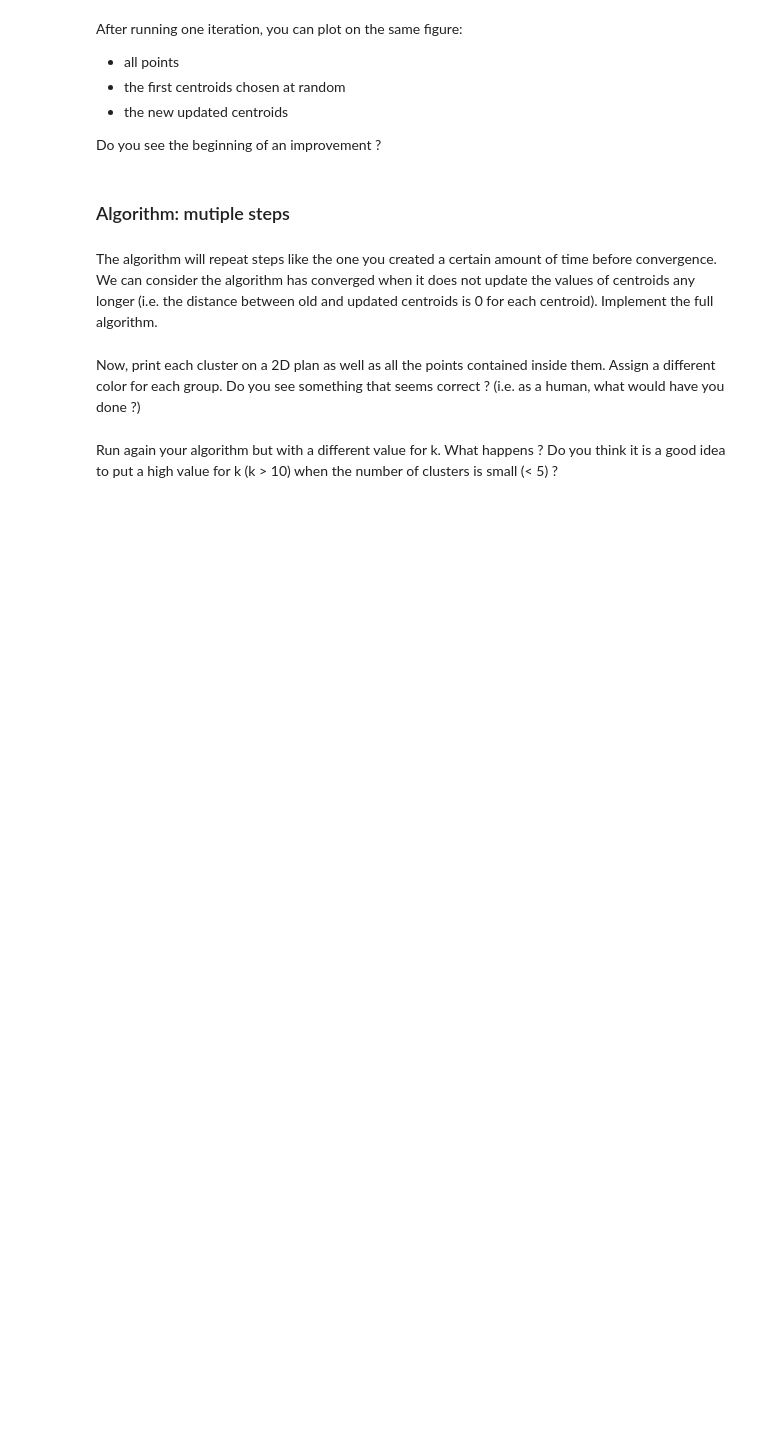
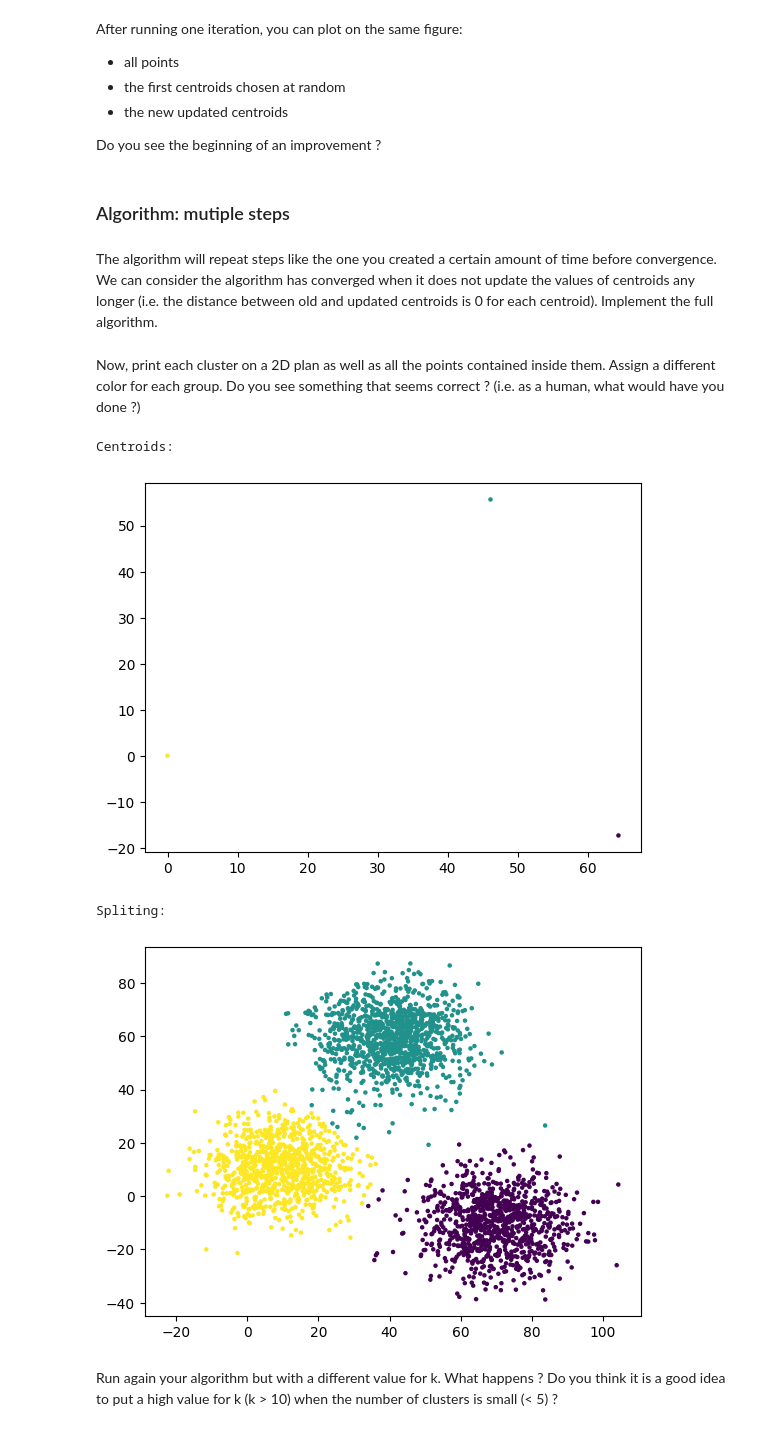
Before and after one commit to TeddySabatier/MachineLearningTSE, a Jupyter notebook: session-5/session-5/session-5.ipynb, the cells around one changed output. Saved outputs shown, nothing was run; the diff lists cells and outputs as text; code cells hidden in the pictures; blank space fills up the shorter version.

```diff
--- a/session-5/session-5/session-5.ipynb
+++ b/session-5/session-5/session-5.ipynb
@@ -381,7 +387,47 @@ Do you see the beginning of an improvement ?
 ### Algorithm: mutiple steps
 # %% [markdown]
 The algorithm will repeat steps like the one you created a certain amount of time before convergence. We can consider the algorithm has converged when it does not update the values of centroids any longer (i.e. the distance between old and updated centroids is 0 for each centroid). Implement the full algorithm.
+# %%
+import random
+import matplotlib.pyplot as plt
+def algorithm(x_,y_,k_=3):
+    x=x_;
+    y=y_;
+    K=k_
+    clusters=[0]*len(x)
+    centroids=[[0,0]]*K
+    for i in range(0,K-1):
+        point=random.randrange(len(x))
+        centroids[i]=[x[point],y[point]]
+    clusterPrevious=[1]*len(x)
+    print("Centroids:")
+    plt.scatter(np.array(centroids)[:,0],np.array(centroids)[:,1], c=range(0,K), s=5)
+    plt.show()
+    while(clusters!=clusterPrevious):
+        clusterPrevious=clusters
+        for i in range(0,len(x)):
+            distances=[0]*K
+            for u in range(0,K):
+                distances[u]=distance([x[i],y[i]],centroids[u])
+            distMin=np.amin(distances)
+            for u in range(0,K):
+                if(distances[u]==distMin):
+                    clusters[i]=u+1
+        for u in range(0,K):
+            centroids[u]=somme(x,y,clusters,u+1)
+    print("Spliting:")
+    plt.scatter(x,y, c=clusters, s=5)
+    plt.show()
 # %% [markdown]
 Now, print each cluster on a 2D plan as well as all the points contained inside them. Assign a different color for each group. Do you see something that seems correct ? (i.e. as a human, what would have you done ?)
+# %%
+algorithm(x,y,3)
+#For me it seems correct following the centroids that were taken but it's not what I would have done as a human. Depending on
+# first centroids the clusters can be well identified or not.
+# %% [output]
+Centroids:
+[figure, added]
+Spliting:
+[figure, added]
 # %% [markdown]
 Run again your algorithm but with a different value for k. What happens ? Do you think it is a good idea to put a high value for k (k > 10) when the number of clusters is small (< 5) ?
```
Also changed, not shown: parts of 9 cells of this notebook, 1 other file.
